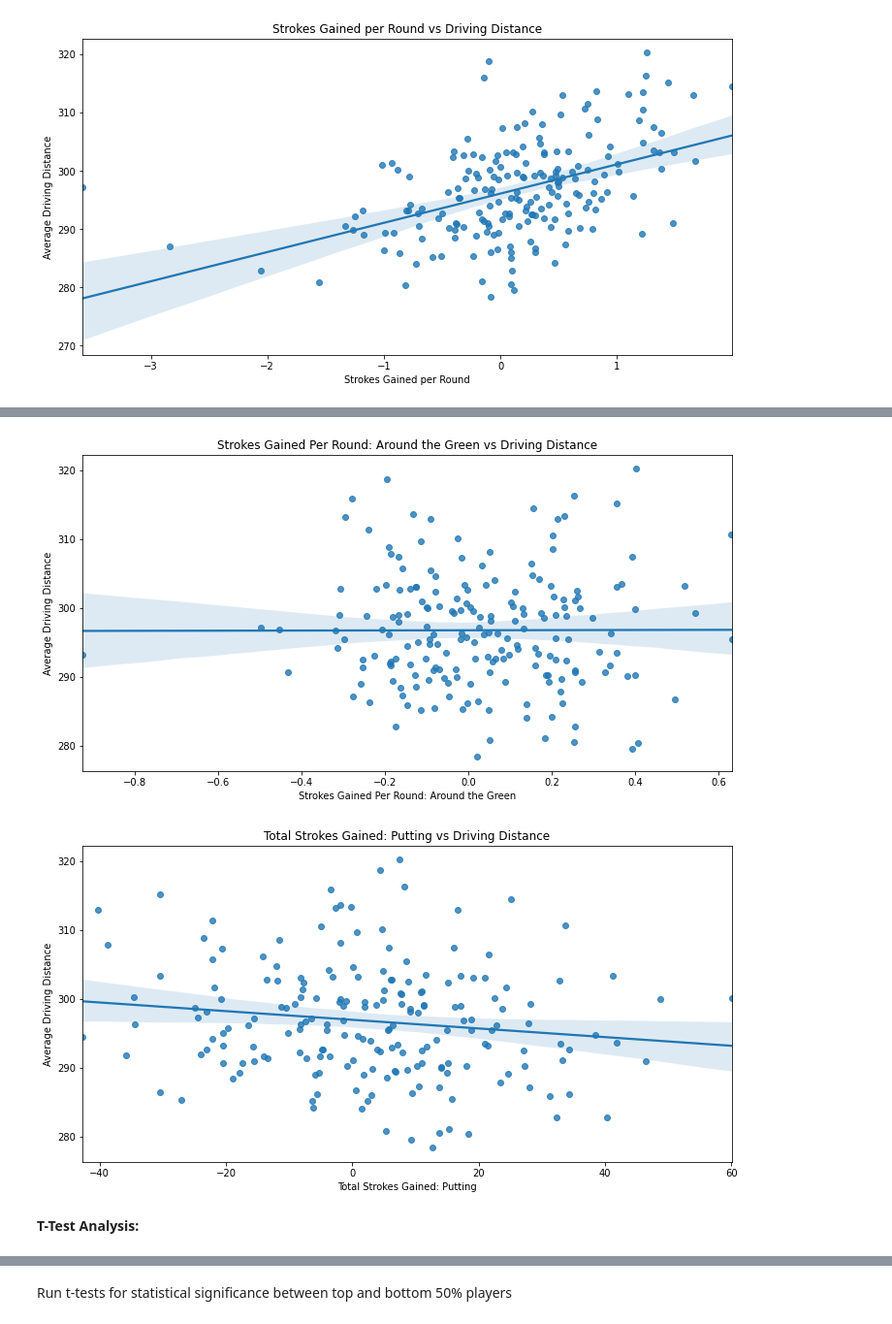
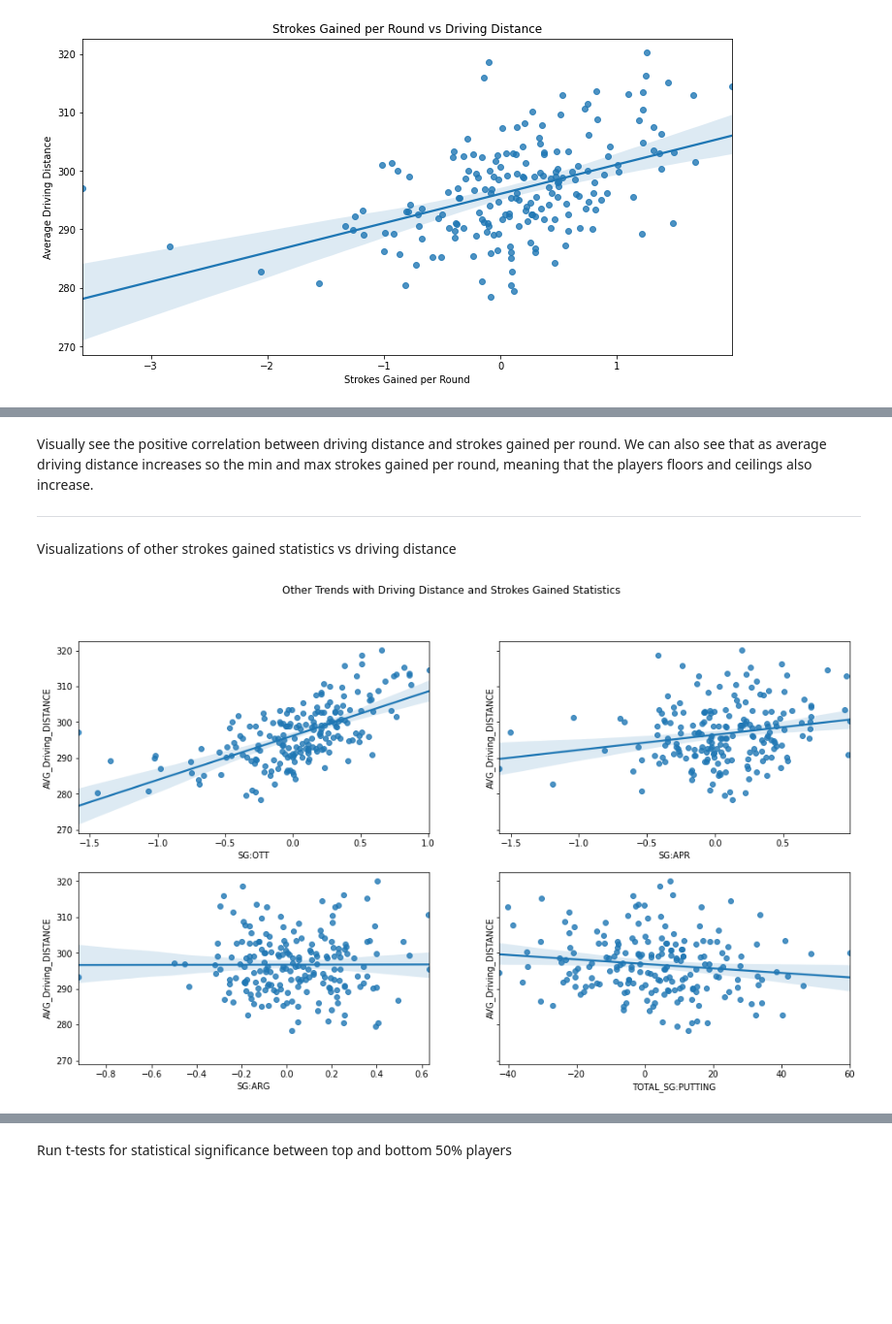
Before and after one commit to alexjreynolds50/PGA-TOUR-DRIVING-DISTANCE-ANALYSIS, a Jupyter notebook: Capstone_3.ipynb, the cells around one changed output, grey strips where cells are left out. Shown at 97% size. Saved outputs shown, nothing was run; the diff lists cells and outputs as text; code cells hidden in the pictures; blank space fills up the shorter version.

```diff
--- a/Capstone_3.ipynb
+++ b/Capstone_3.ipynb
@@ -761,20 +674,27 @@ plt.show()
-# %%
-plt.figure(figsize=(12,6))
-sns.regplot(x = 'SG:ARG', y='AVG_Driving_DISTANCE', data = df)
-plt.xlabel('Strokes Gained Per Round: Around the Green')
-plt.ylabel('Average Driving Distance')
-plt.title('Strokes Gained Per Round: Around the Green vs Driving Distance')
-plt.show()
-# %% [output]
-[figure, removed]
-# %%
-plt.figure(figsize=(12,6))
-sns.regplot(x = 'TOTAL_SG:PUTTING', y='AVG_Driving_DISTANCE', data = df)
-plt.xlabel('Total Strokes Gained: Putting')
-plt.ylabel('Average Driving Distance')
-plt.title('Total Strokes Gained: Putting vs Driving Distance')
-plt.show()
-# %% [output]
-[figure, removed]
-# %% [markdown]
-**T-Test Analysis:**
+# %% [markdown]
+Visually see the positive correlation between driving distance and strokes gained per round.  We can also see that as average driving distance increases so the min and max strokes gained per round, meaning that the players floors and ceilings also increase.
+
+
+---
+# %% [markdown]
+Visualizations of other strokes gained statistics vs driving distance
+# %%
+fig, axes = plt.subplots(2, 2, figsize=(16, 9), sharey=True)
+fig.suptitle('Other Trends with Driving Distance and Strokes Gained Statistics')
+
+#SG:OTT
+sns.regplot(ax=axes[0,0], x = 'SG:OTT', y='AVG_Driving_DISTANCE', data = df)
+
+#SG:APR
+sns.regplot(ax=axes[0,1], data = df, x = 'SG:APR', y='AVG_Driving_DISTANCE')
+
+#SG:ARG
+sns.regplot(ax=axes[1,0], data = df, x = 'SG:ARG', y='AVG_Driving_DISTANCE')
+
+#TOTAL_SG:PUTTING
+sns.regplot(ax=axes[1,1], data = df, x = 'TOTAL_SG:PUTTING', y='AVG_Driving_DISTANCE')
+
+
+plt.show()
+# %% [output]
+[figure, added]
```
Also changed, not shown: parts of 126 cells of this notebook.
